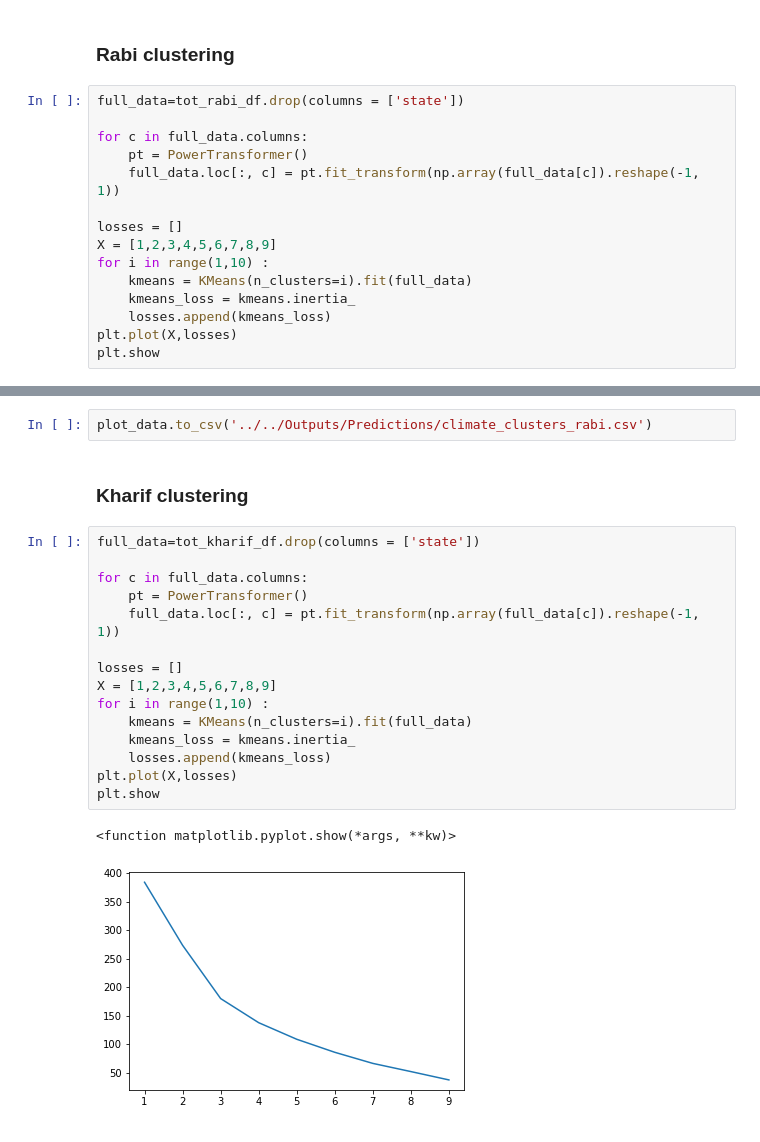
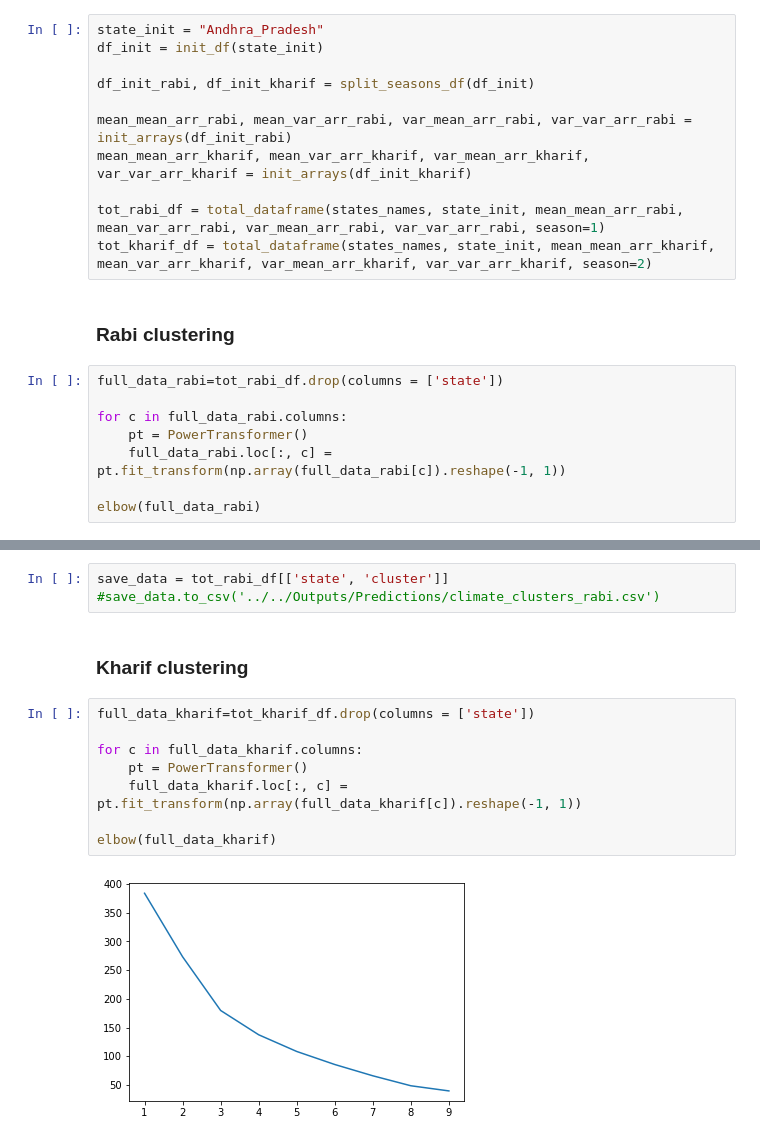
Before and after one commit to amaurylancelin/Datathon, a Jupyter notebook: Code par Pax/Adri/climate_data_clustering.ipynb, the cells around one changed output, grey strips where cells are left out. Drawn from its saved outputs; the diff is of its cells as text.

```diff
--- a/Code par Pax/Adri/climate_data_clustering.ipynb
+++ b/Code par Pax/Adri/climate_data_clustering.ipynb
@@ -389,18 +176,22 @@ tot_kharif_df.insert(0,'state',states_names)
+# %%
+state_init = "Andhra_Pradesh"
+df_init = init_df(state_init)
+
+df_init_rabi, df_init_kharif = split_seasons_df(df_init)
+
+mean_mean_arr_rabi, mean_var_arr_rabi, var_mean_arr_rabi, var_var_arr_rabi = init_arrays(df_init_rabi)
+mean_mean_arr_kharif, mean_var_arr_kharif, var_mean_arr_kharif, var_var_arr_kharif = init_arrays(df_init_kharif)
+
+tot_rabi_df = total_dataframe(states_names, state_init, mean_mean_arr_rabi, mean_var_arr_rabi, var_mean_arr_rabi, var_var_arr_rabi, season=1)
+tot_kharif_df = total_dataframe(states_names, state_init, mean_mean_arr_kharif, mean_var_arr_kharif, var_mean_arr_kharif, var_var_arr_kharif, season=2)
 # %% [markdown]
 ### Rabi clustering
 # %%
-full_data=tot_rabi_df.drop(columns = ['state'])
+full_data_rabi=tot_rabi_df.drop(columns = ['state'])
 
-for c in full_data.columns:
+for c in full_data_rabi.columns:
     pt = PowerTransformer()
-    full_data.loc[:, c] = pt.fit_transform(np.array(full_data[c]).reshape(-1, 1))
+    full_data_rabi.loc[:, c] = pt.fit_transform(np.array(full_data_rabi[c]).reshape(-1, 1))
 
-losses = []
-X = [1,2,3,4,5,6,7,8,9]
-for i in range(1,10) :
-    kmeans = KMeans(n_clusters=i).fit(full_data)
-    kmeans_loss = kmeans.inertia_
-    losses.append(kmeans_loss)
-plt.plot(X,losses)
-plt.show
+elbow(full_data_rabi)
 # %% [output]
@@ -473,22 +210,15 @@ plot_data
 # %%
-plot_data.to_csv('../../Outputs/Predictions/climate_clusters_rabi.csv')
+save_data = tot_rabi_df[['state', 'cluster']]
+#save_data.to_csv('../../Outputs/Predictions/climate_clusters_rabi.csv')
 # %% [markdown]
 ### Kharif clustering
 # %%
-full_data=tot_kharif_df.drop(columns = ['state'])
+full_data_kharif=tot_kharif_df.drop(columns = ['state'])
 
-for c in full_data.columns:
+for c in full_data_kharif.columns:
     pt = PowerTransformer()
-    full_data.loc[:, c] = pt.fit_transform(np.array(full_data[c]).reshape(-1, 1))
+    full_data_kharif.loc[:, c] = pt.fit_transform(np.array(full_data_kharif[c]).reshape(-1, 1))
 
-losses = []
-X = [1,2,3,4,5,6,7,8,9]
-for i in range(1,10) :
-    kmeans = KMeans(n_clusters=i).fit(full_data)
-    kmeans_loss = kmeans.inertia_
-    losses.append(kmeans_loss)
-plt.plot(X,losses)
-plt.show
+elbow(full_data_kharif)
 # %% [output]
-<function matplotlib.pyplot.show(*args, **kw)>
-[figure, old version]
+[figure, new version]
```
Also changed, not shown: parts of 38 cells of this notebook, 1 other file.
